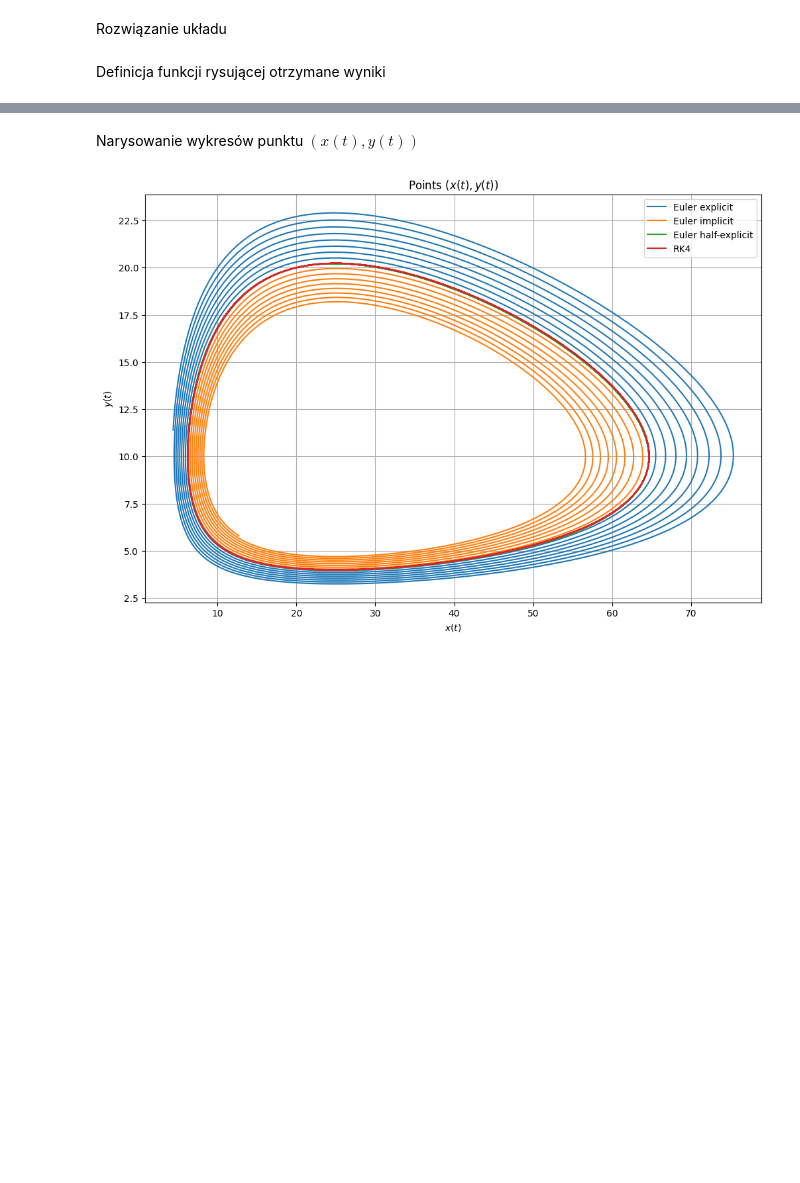
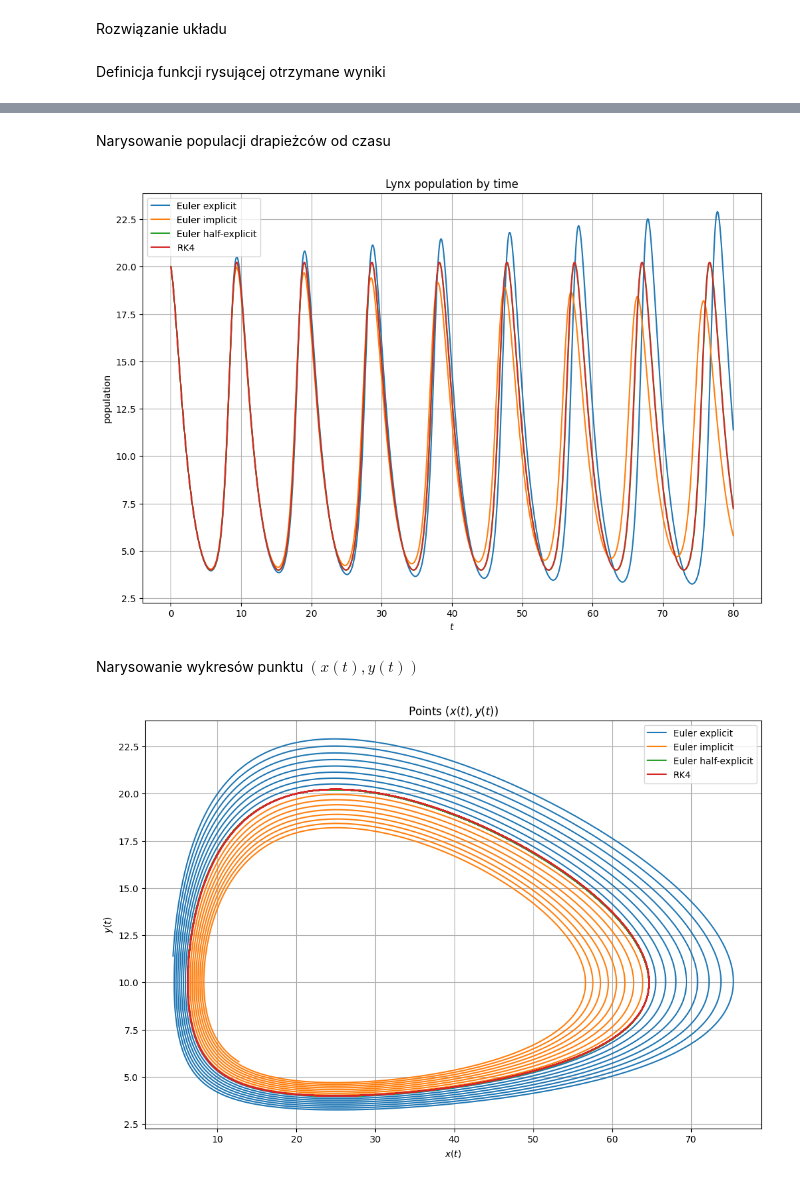
Before and after one commit to Mosder/agh, a Jupyter notebook: sem4/mownit/lab10/zadanie.ipynb, the cells around one changed output, grey strips where cells are left out. Saved outputs shown, nothing was run; the diff lists cells and outputs as text; code cells hidden in the pictures; blank space fills up the shorter version.

```diff
--- a/sem4/mownit/lab10/zadanie.ipynb
+++ b/sem4/mownit/lab10/zadanie.ipynb
@@ -163,3 +159,19 @@ plot_results(
+# %% [markdown]
+Narysowanie populacji drapieżców od czasu
+# %%
+# plot population by time
+plot_results(
+    results,
+    methods,
+    [0],
+    [2],
+    "Lynx population by time",
+    "$t$",
+    "population",
+    [[name] for name in method_names]
+)
+# %% [output]
+[figure, added]
 # %% [markdown]
 Narysowanie wykresów punktu $(x(t), y(t))$
 # %%
```
Also changed, not shown: parts of 2 cells of this notebook, 5 other files.
